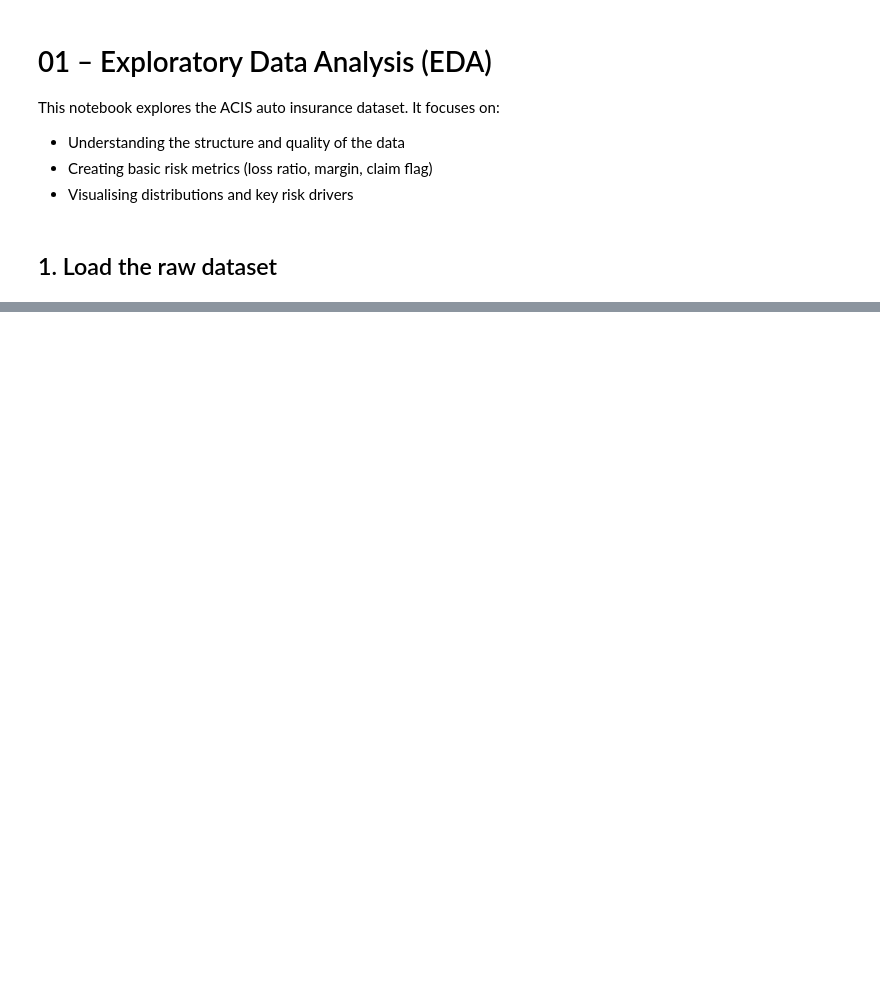
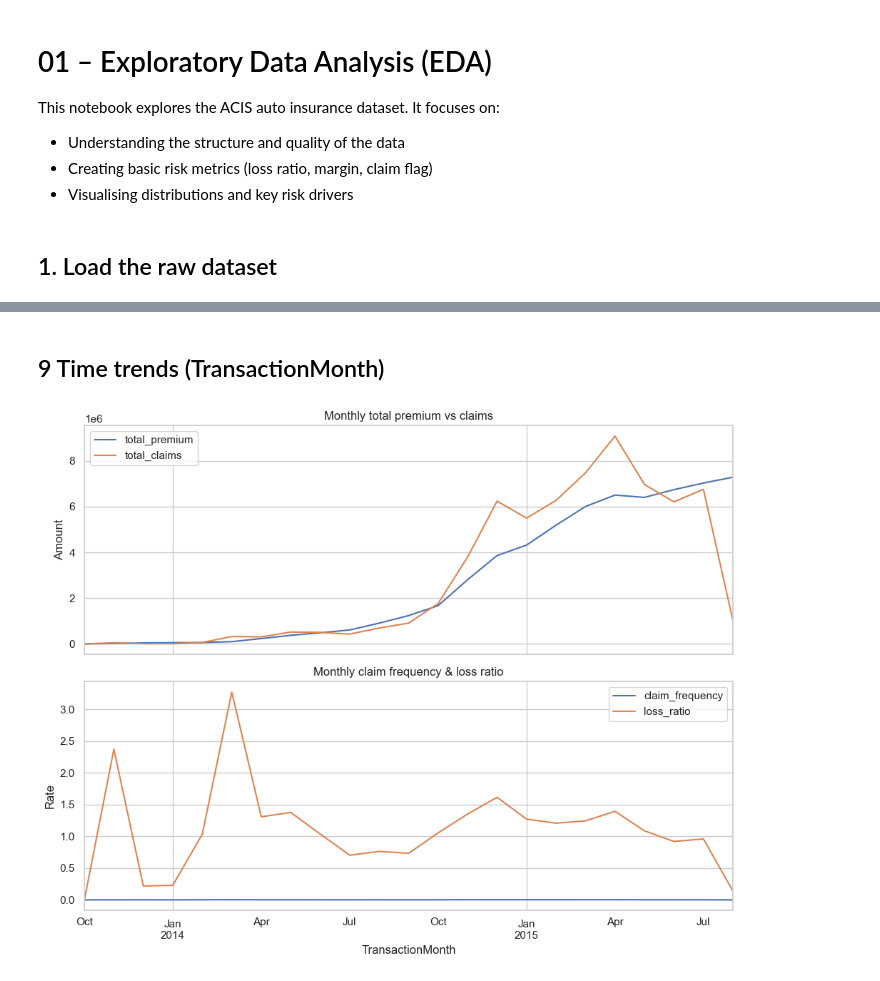
Before and after one commit to YEAB-G/ai-insurance-risk-analytics, a Jupyter notebook: notebooks/01_eda.ipynb, the cells around one changed output, grey strips where cells are left out. Saved outputs shown, nothing was run; the diff lists cells and outputs as text; code cells hidden in the pictures; blank space fills up the shorter version.

```diff
--- a/notebooks/01_eda.ipynb
+++ b/notebooks/01_eda.ipynb
@@ -22,9 +26,13 @@ sns.set(style="whitegrid")
 # %% [markdown]
 ## 1. Load the raw dataset
 # %%
-DATA_PATH = os.path.join("data", "raw", "insurance.csv")
+DATA_PATH = os.path.join("..", "data", "raw", "MachineLearningRating_v3.txt")
 
-# This will raise FileNotFoundError if the file does not exist.
-df = load_raw_data(DATA_PATH)
+df = pd.read_csv(
+    DATA_PATH,
+    sep="|",            # pipe separator
+    engine="python",
+    on_bad_lines="skip"
+)
 
 df.head()
@@ -143,0 +207,34 @@ in the final report template.
+# %% [markdown]
+## 9 Time trends (TransactionMonth)
+# %%
+if "TransactionMonth" in df.columns:
+    # Ensure it's datetime
+    df["TransactionMonth"] = pd.to_datetime(df["TransactionMonth"])
+
+    monthly = (
+        df.groupby("TransactionMonth")
+        .agg(
+            total_premium=("TotalPremium", "sum"),
+            total_claims=("TotalClaims", "sum"),
+            claim_frequency=("HasClaim", "mean"),
+        )
+        .sort_index()
+    )
+    monthly["loss_ratio"] = monthly["total_claims"] / monthly["total_premium"]
+
+    fig, axes = plt.subplots(2, 1, figsize=(10, 8), sharex=True)
+
+    monthly[["total_premium", "total_claims"]].plot(ax=axes[0])
+    axes[0].set_title("Monthly total premium vs claims")
+    axes[0].set_ylabel("Amount")
+
+    monthly[["claim_frequency", "loss_ratio"]].plot(ax=axes[1])
+    axes[1].set_title("Monthly claim frequency & loss ratio")
+    axes[1].set_ylabel("Rate")
+
+    plt.tight_layout()
+    plt.show()
+else:
+    print("Column 'TransactionMonth' not found in dataset.")
+# %% [output]
+[figure, added]
```
Also changed, not shown: parts of 25 cells of this notebook.
